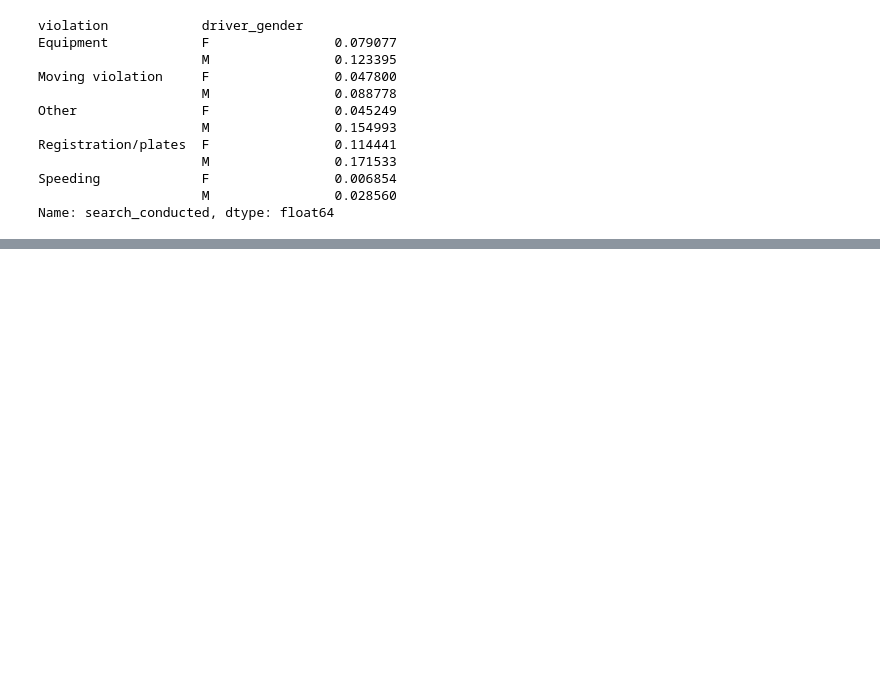
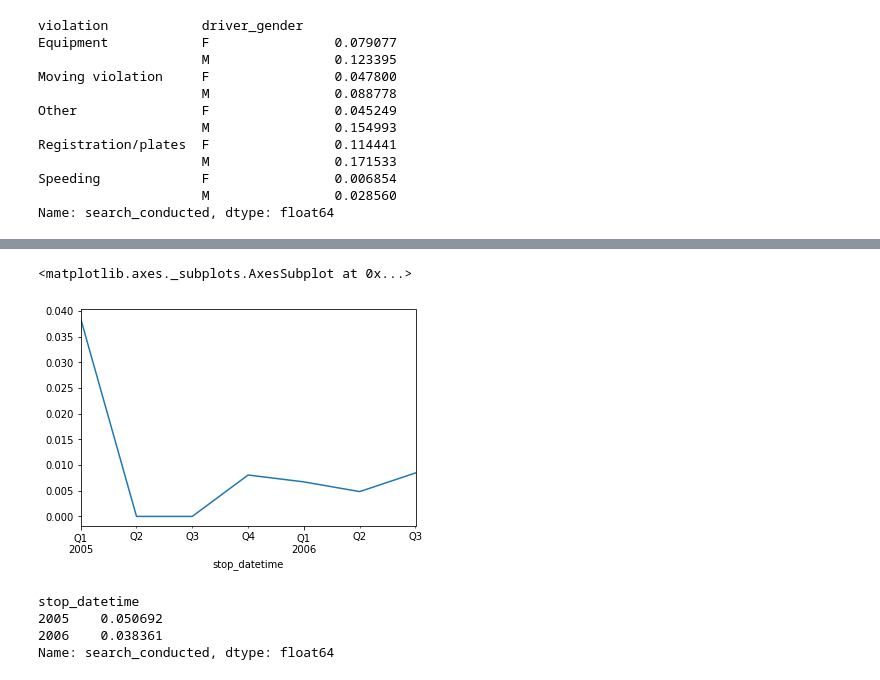
Before and after one commit to maydinn/car_project_01, a Jupyter notebook: Project1.ipynb, the cells around one changed output, grey strips where cells are left out. Cells and saved outputs as stored; diff of their text form; code cells hidden in the pictures; blank space fills up the shorter version.

```diff
--- a/Project1.ipynb
+++ b/Project1.ipynb
@@ -362,0 +554,12 @@ Name: search_conducted, dtype: float64
+# %%
+ri.drugs_related_stop.resample('Q').mean().plot()
+# %% [output]
+<matplotlib.axes._subplots.AxesSubplot at 0x...>
+[figure, added]
+# %%
+ri.groupby(ri.index.year).search_conducted.mean()
+# %% [output]
+stop_datetime
+2005    0.050692
+2006    0.038361
+Name: search_conducted, dtype: float64
```
Also changed, not shown: parts of 92 cells of this notebook, 8 other files.
